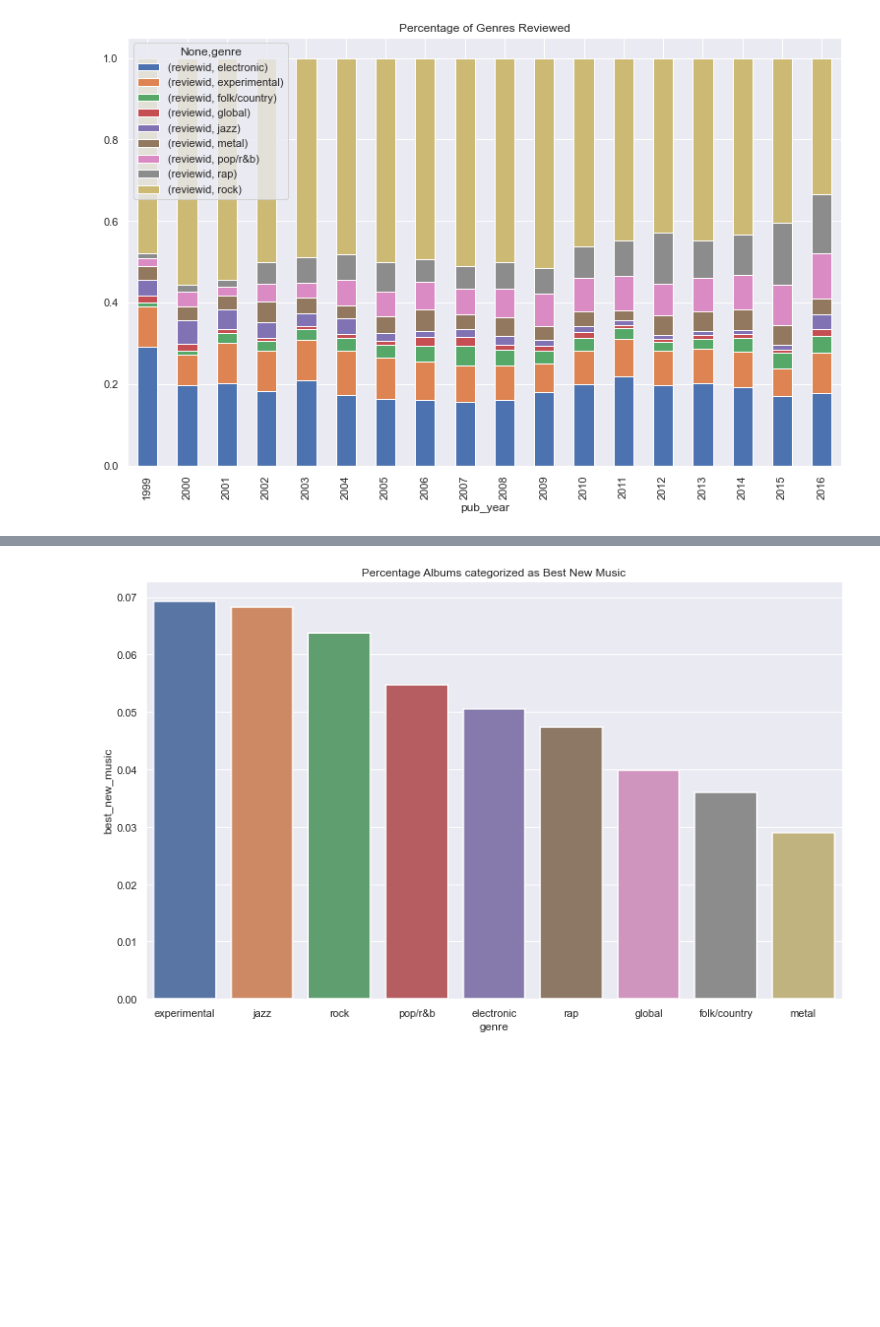
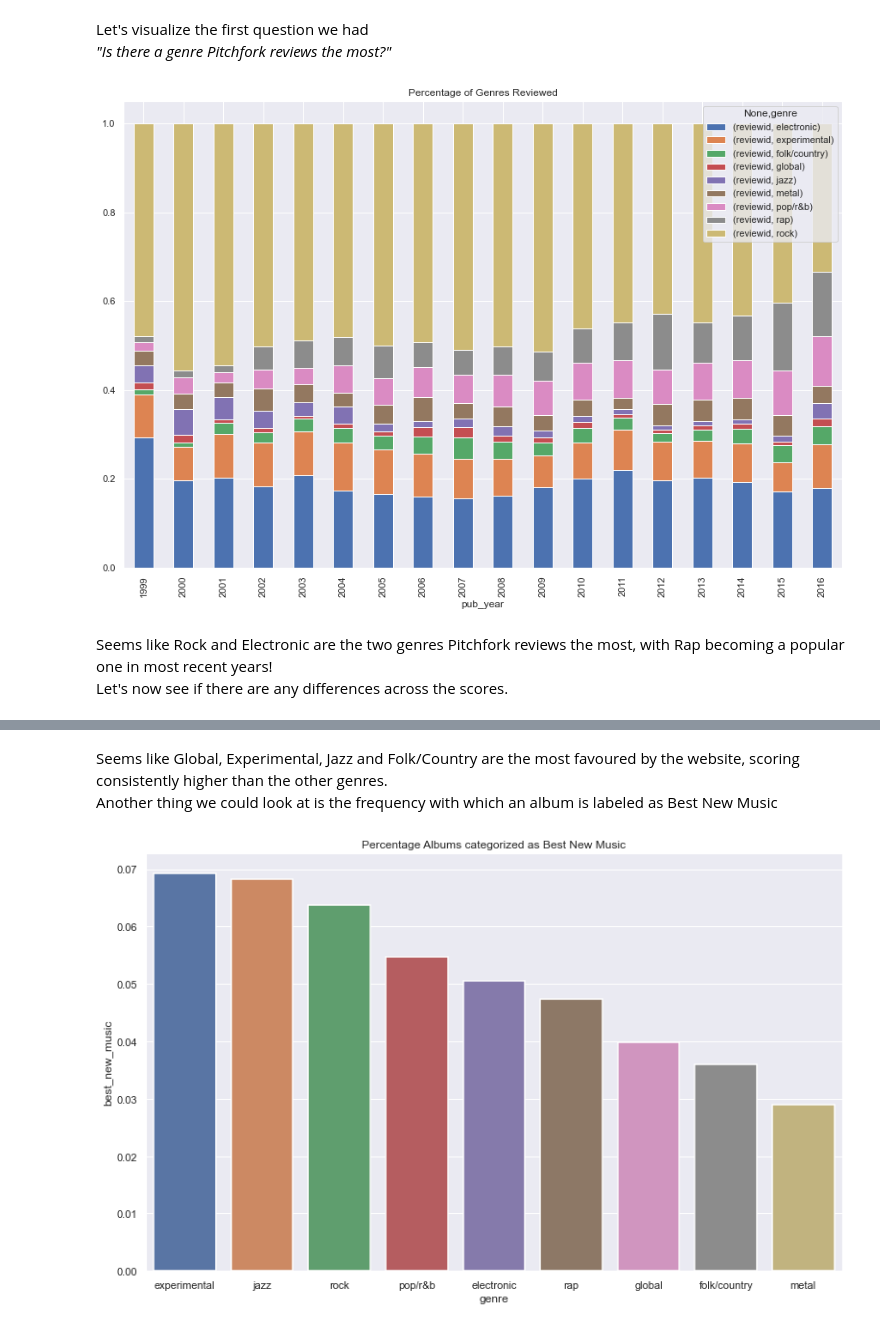
Before and after one commit to alevitelli/pitchfork_analysis, a Jupyter notebook: analysis.ipynb, the cells around one changed output, grey strips where cells are left out. Drawn from its saved outputs; the diff is of its cells as text; code cells hidden in the pictures; blank space fills up the shorter version.

Commit message:
Adding comments and markdown in the jupyter notebook and adding image to the readme file

```diff
--- a/analysis.ipynb
+++ b/analysis.ipynb
@@ -4,3 +4,5 @@ import sqlite3
 import seaborn as sns
 import matplotlib.pyplot as plt
 %matplotlib inline
+
+sns.set_style('darkgrid')
@@ -42,0 +42,4 @@ df.to_csv('raw_data.csv', index=False)
+# %%
+#Selecting relevant columns and visualizing first rows
+df = df[['reviewid','score','best_new_music','pub_year','genre']]
+df.head()
@@ -42,0 +69,4 @@ df.to_csv('raw_data.csv', index=False)
+# %%
+#Seems like the genre column has some missing values, let's drop them
+df.dropna(subset=['genre'], inplace=True)
+df.info()
@@ -43,3 +110,3 @@ df.to_csv('raw_data.csv', index=False)
 # %%
-#Seems like we can get rid of 2017 since it has a very little number of reviews
-df.pub_year.value_counts()
+#seems like we can drop 2017 which only has 18 reviews
+df = df[df.pub_year < 2017]
@@ -84,14 +141,21 @@ df_genre_year.head()
+# %% [markdown]
+Let's visualize the first question we had <br>
+_"Is there a genre Pitchfork reviews the most?"_
 # %%
-#Getting reviews of percentages broken down by year
-tps = (
-    df[df.pub_year < 2017]
-    .sort_values(by=['pub_year', 'reviewid'], ascending=False)
-    .pivot_table(values=['reviewid'], index='pub_year',columns='genre',aggfunc='sum')
+#We have to pivot the table in order to get a 100% stacked chart of the different genres per year
+perc_values = df.pivot_table(
+    values=['reviewid'],
+    index='pub_year',
+    columns='genre',
+    aggfunc='sum'
 )
+perc_values = tps.div(tps.sum(1), axis=0)
 
-tps = tps.div(tps.sum(1), axis=0)
-
-tps.plot(kind='bar', stacked=True, title='Percentage of Genres Reviewed');
+#plotting stacked column to get a sense of the relative development of the genres reviewed
+perc_values.plot(kind='bar', stacked=True, title='Percentage of Genres Reviewed', figsize=(15,10));
 # %% [output]
-[figure, old version]
+[figure, new version]
+# %% [markdown]
+Seems like Rock and Electronic are the two genres Pitchfork reviews the most, with Rap becoming a popular one in most recent years! <br>
+Let's now see if there are any differences across the scores.
 # %%
@@ -108,4 +172,7 @@ plt.ylim(6.5,7.5)
 sns.set(rc={'figure.figsize':(13,8)});
 # %% [output]
 [figure]
+# %% [markdown]
+Seems like Global, Experimental, Jazz and Folk/Country are the most favoured by the website, scoring consistently higher than the other genres. <br>
+Another thing we could look at is the frequency with which an album is labeled as Best New Music
 # %%
```
Also changed, not shown: parts of 16 cells of this notebook, 1 other file.
